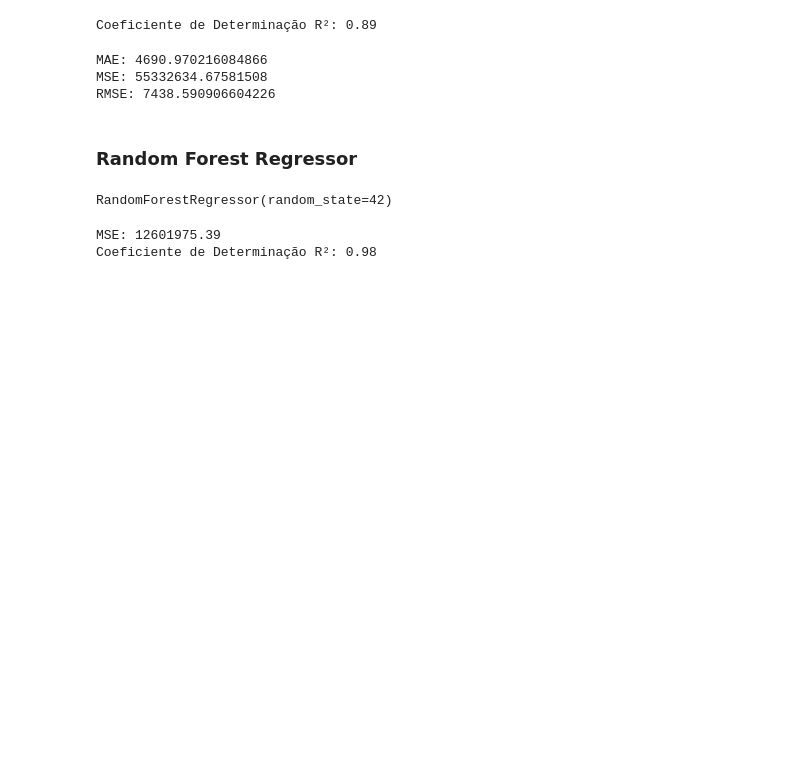
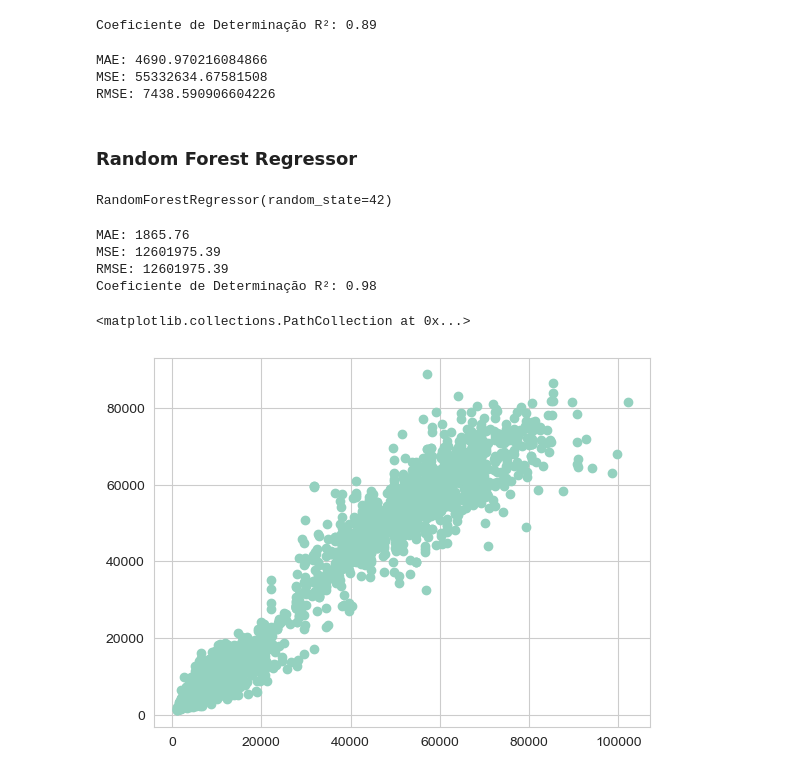
Before and after one commit to telmomaciel9/DAA-Project, a Jupyter notebook: dataset-grupo/flightprediction.ipynb, the cells around one changed output. Saved outputs shown, nothing was run; the diff lists cells and outputs as text; code cells hidden in the pictures; blank space fills up the shorter version.

```diff
--- a/dataset-grupo/flightprediction.ipynb
+++ b/dataset-grupo/flightprediction.ipynb
@@ -499,11 +480,22 @@ RandomForestRegressor(random_state=42)
 # %%
 predictions = rf_regressor.predict(X_test)
 # %%
-mse = mean_squared_error(y_test, predictions)
+mae = mean_absolute_error(y_test, predictions)
+mse = mean_squared_error(y_test, predictions, squared=True)
+rmse = mean_squared_error(y_test, predictions, squared=True)
 r2 = r2_score(y_test, predictions)
 
+print(f"MAE: {mae:.2f}")
 print(f"MSE: {mse:.2f}")
+print(f"RMSE: {rmse:.2f}")
 print(f"Coeficiente de Determinação R²: {r2:.2f}")
 # %% [output]
+MAE: 1865.76
 MSE: 12601975.39
+RMSE: 12601975.39
 Coeficiente de Determinação R²: 0.98
+# %%
+plt.scatter(y_test, predictions)
+# %% [output]
+<matplotlib.collections.PathCollection at 0x...>
+[figure, added]
```
Also changed, not shown: parts of 16 cells of this notebook.
